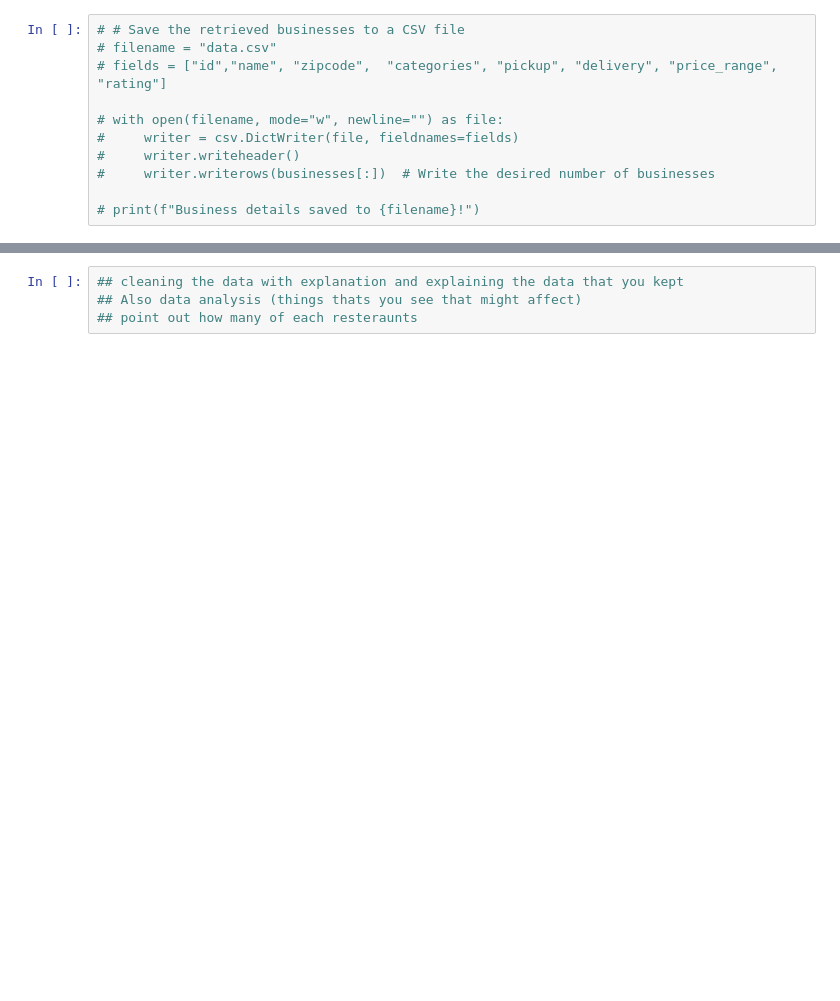
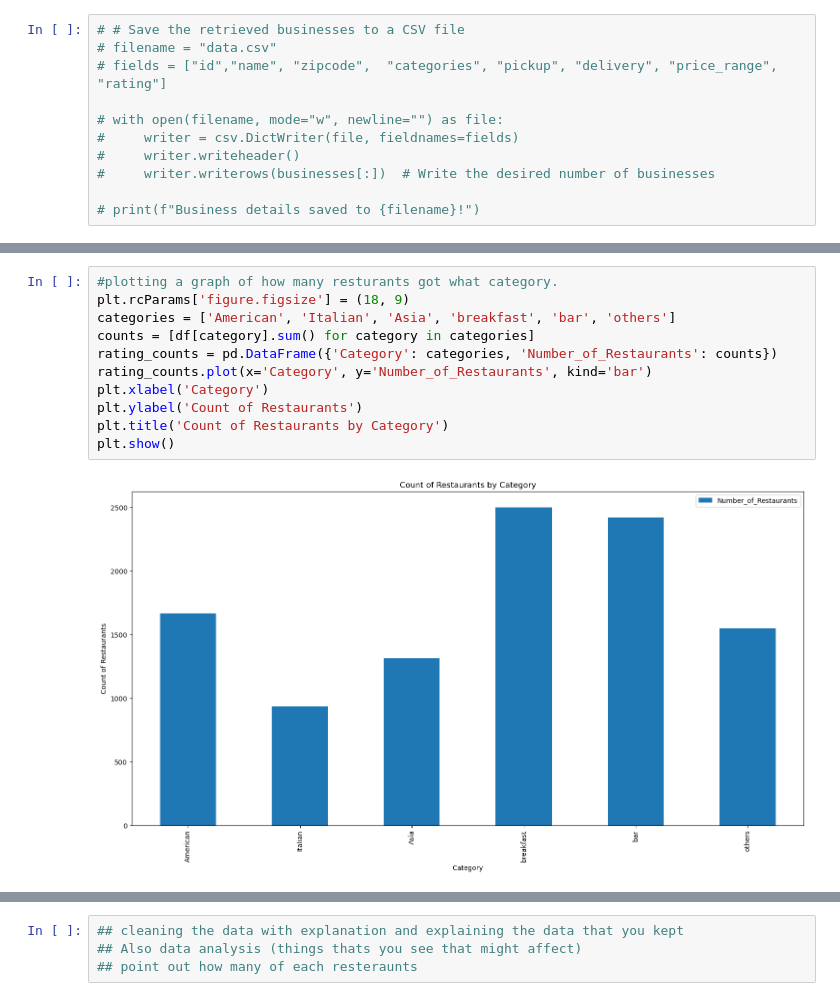
Before and after one commit to NadavMargaliot/Project_Data_Science, a Jupyter notebook: Data Science .ipynb, the cells around one changed output, grey strips where cells are left out. Saved outputs shown, nothing was run; the diff lists cells and outputs as text; blank space fills up the shorter version.

Commit message:
Update Data Science.ipynb

```diff
--- a/Data Science .ipynb
+++ b/Data Science .ipynb
@@ -268,0 +314,13 @@ df.describe()
+# %%
+#plotting a graph of how many resturants got what category.
+plt.rcParams['figure.figsize'] = (18, 9)
+categories = ['American', 'Italian', 'Asia', 'breakfast', 'bar', 'others']
+counts = [df[category].sum() for category in categories]
+rating_counts = pd.DataFrame({'Category': categories, 'Number_of_Restaurants': counts})
+rating_counts.plot(x='Category', y='Number_of_Restaurants', kind='bar')
+plt.xlabel('Category')
+plt.ylabel('Count of Restaurants')
+plt.title('Count of Restaurants by Category')
+plt.show()
+# %% [output]
+[figure, added]
```
Also changed, not shown: parts of 17 cells of this notebook.
